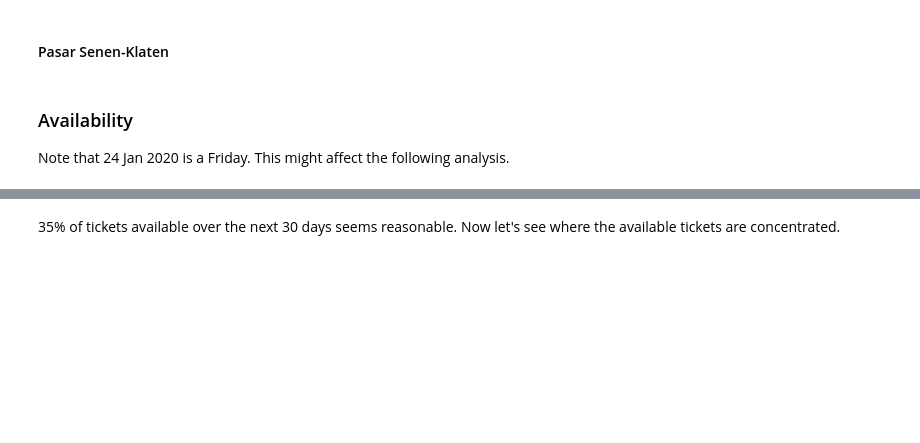
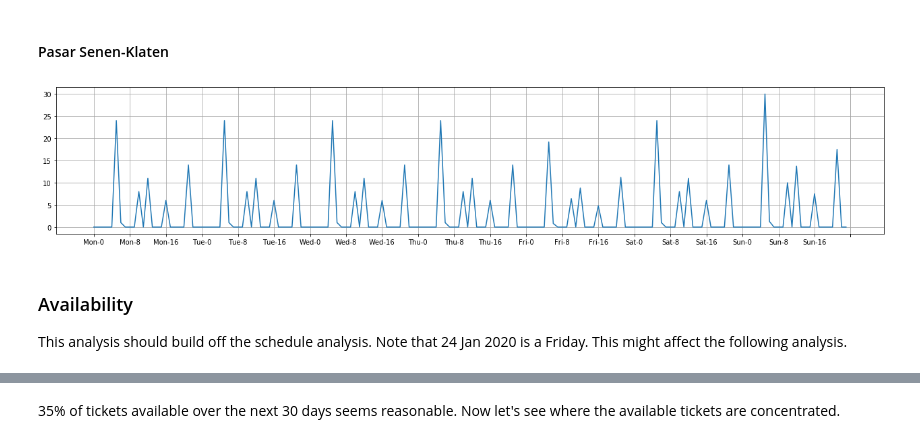
Before and after one commit to umarmf/tiket-scrape, a Jupyter notebook: notebooks/Tiket.com Train Ticket Scraper.ipynb, the cells around one changed output, grey strips where cells are left out. Cells and saved outputs as stored; diff of their text form; code cells hidden in the pictures; blank space fills up the shorter version.

Commit message:
table of contents + schedule analysis

```diff
--- a/notebooks/Tiket.com Train Ticket Scraper.ipynb
+++ b/notebooks/Tiket.com Train Ticket Scraper.ipynb
@@ -333,8 +351,29 @@ plt.show()
 #### Pasar Senen-Klaten
 # %%
 df_one_kt = df_one[df_one['arrival_station'] == 'kt']
+# %%
+df_one_kt_dayhour = pd.DataFrame({'day': df_one_kt.depart_datetime.dt.dayofweek, 'hour': df_one_kt.depart_datetime.dt.hour })
+df_one_kt_dayhour = df_one_kt_dayhour.groupby(['day','hour']).size().reset_index().rename(columns={0: 'count_routes'})
+df_one_kt_dayhour = dayhour_30days.merge(df_one_kt_dayhour, how='left', on =['day','hour'])
+df_one_kt_dayhour['routes_per_dayhour'] = df_one_kt_dayhour['count_routes']/df_one_kt_dayhour['count_dayhour']
+df_one_kt_dayhour.fillna(0, inplace=True)
+
+# add dayhour column and order by day, hour
+
+df_one_kt_dayhour['dayhour'] = df_one_kt_dayhour['day_name'].str.slice(0,3,1) + '-' + df_one_kt_dayhour['hour'].astype('str')
+df_one_kt_dayhour['x_axis'] = df_one_kt_dayhour.apply(lambda x : x['dayhour'] if str(x['hour']) in ['0','8','16'] else '', axis=1)
+df_one_kt_dayhour.sort_values(['day','hour'], inplace=True)
+
+plt.figure(figsize=(22,4))
+plt.plot('dayhour', 'routes_per_dayhour', data = df_one_kt_dayhour)
+plt.xticks(df_one_kt_dayhour['x_axis'])
+plt.grid(b=True, which='both', color='0.65', linestyle='-')
+plt.show()
+# %% [output]
+[figure, added]
 # %% [markdown]
 ### Availability
+This analysis should build off the schedule analysis.
 Note that 24 Jan 2020 is a Friday. This might affect the following analysis.
 # %%
 df_one['has_seats'] = df_one['seats'].apply(pd.to_numeric) > 0
```
Also changed, not shown: parts of 23 cells of this notebook.
